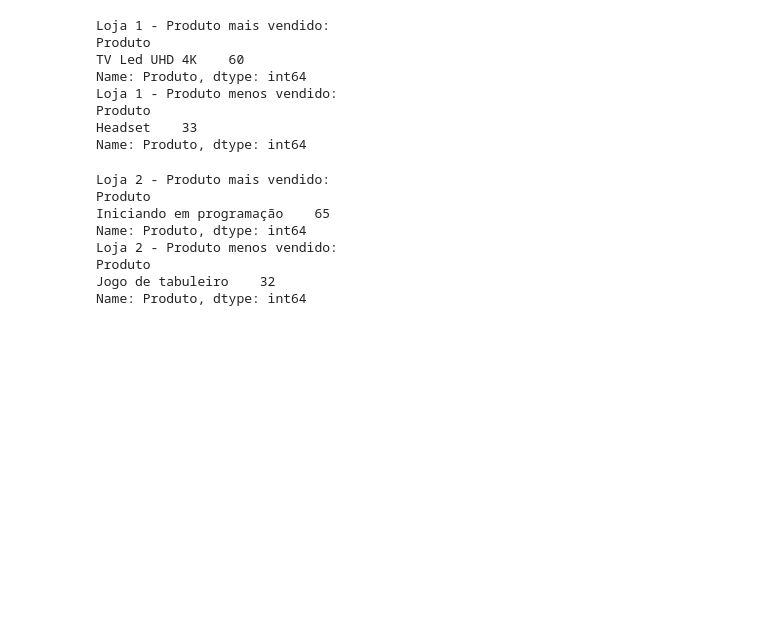
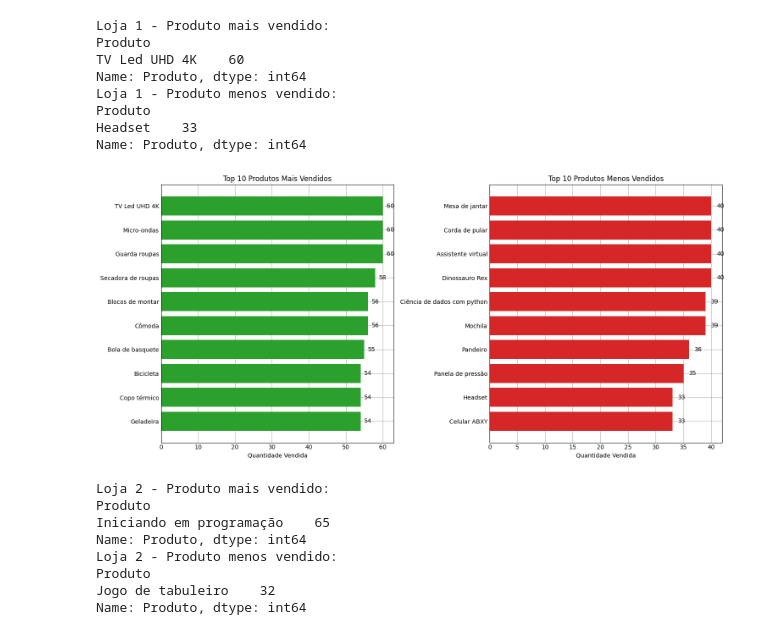
Before and after one commit to Laviniamadeira/Primeiro_passos_Data_science, a Jupyter notebook: AluraStoreBr.ipynb, the cells around one changed output. Cells and saved outputs as stored; diff of their text form; code cells hidden in the pictures; blank space fills up the shorter version.

```diff
--- a/AluraStoreBr.ipynb
+++ b/AluraStoreBr.ipynb
@@ -192,6 +236,32 @@ Loja 1 - Produto menos vendido:
 Produto
 Headset    33
 Name: Produto, dtype: int64
+# %%
+# Separar os mais e menos vendidos
+mais_vendidos = vendas_produto_loja1.sort_values(ascending=False).head(10)
+menos_vendidos = vendas_produto_loja1.sort_values(ascending=True).head(10)
+
+# Criar gráfico lado a lado
+fig, axs = plt.subplots(1, 2, figsize=(15, 7), sharex=False)
+
+# Gráfico dos mais vendidos
+axs[0].barh(mais_vendidos.index[::-1], mais_vendidos.values[::-1], color='#2ca02c')
+axs[0].set_title('Top 10 Produtos Mais Vendidos')
+axs[0].set_xlabel('Quantidade Vendida')
+for i, v in enumerate(mais_vendidos.values[::-1]):
+    axs[0].text(v + 1, i, str(v), va='center')
+
+# Gráfico dos menos vendidos
+axs[1].barh(menos_vendidos.index, menos_vendidos.values, color='#d62728')
+axs[1].set_title('Top 10 Produtos Menos Vendidos')
+axs[1].set_xlabel('Quantidade Vendida')
+for i, v in enumerate(menos_vendidos.values):
+    axs[1].text(v + 1, i, str(v), va='center')
+
+plt.tight_layout()
+plt.show()
+# %% [output]
+[figure, added]
 # %%
 # Loja 2
 vendas_produto_loja2 = loja2.groupby('Produto')['Produto'].count().sort_values(ascending=False)
```
Also changed, not shown: parts of 2 cells of this notebook.
